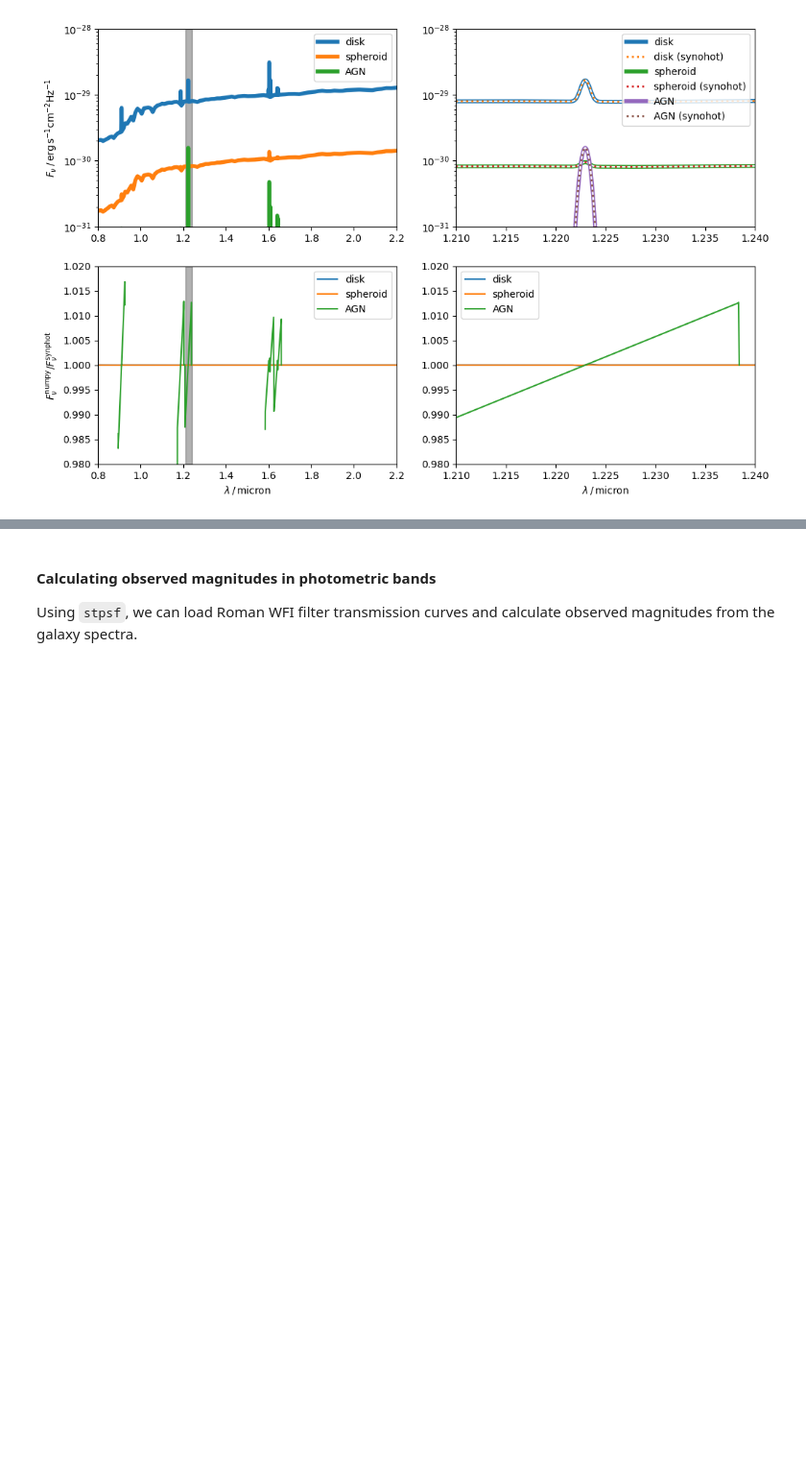
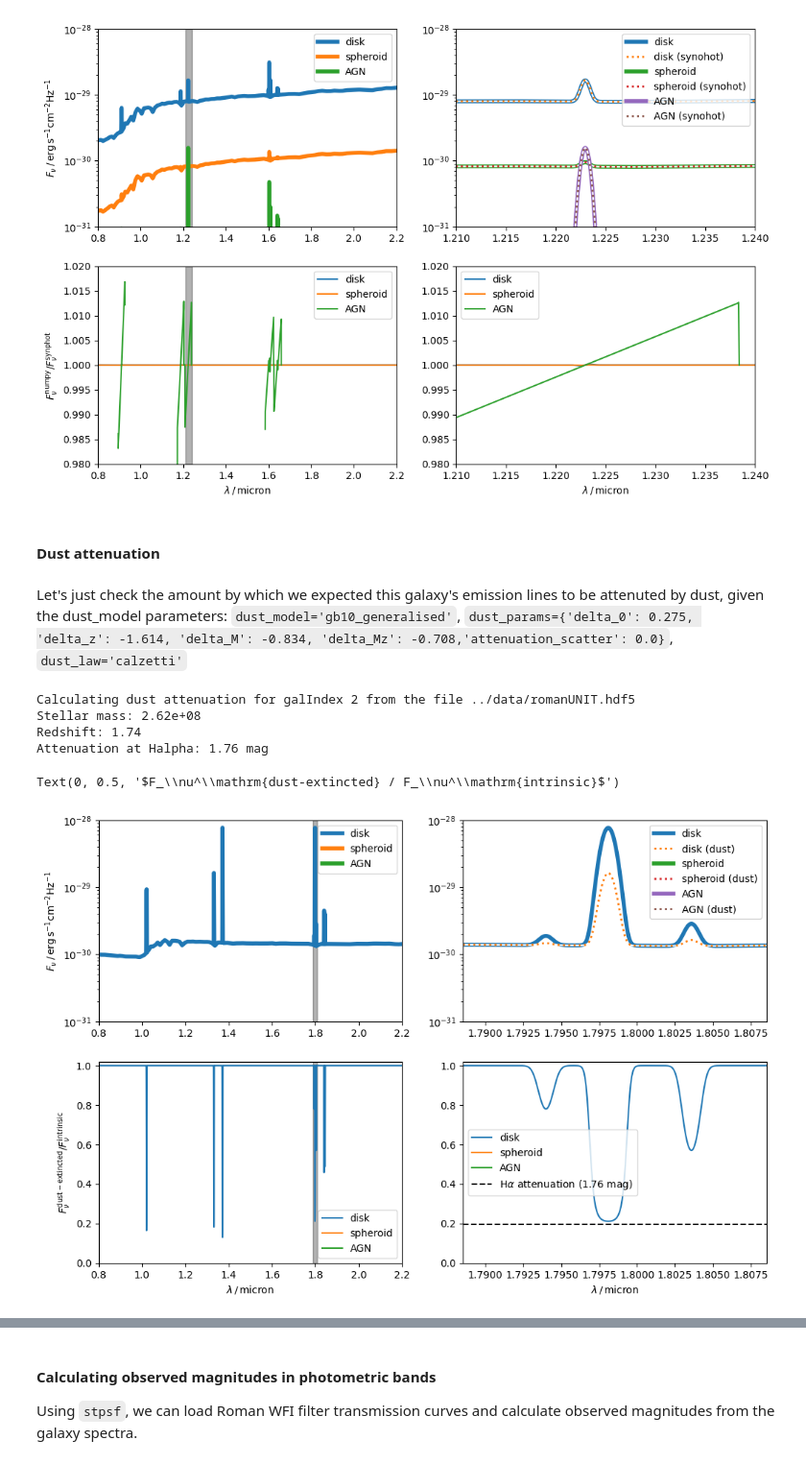
Before and after one commit to roman-grs-pit/galacticus_sed_calculator, a Jupyter notebook: examples/exampleUsage.ipynb, the cells around one changed output, grey strips where cells are left out. Shown at 96% size. Cells and saved outputs as stored; diff of their text form; code cells hidden in the pictures; blank space fills up the shorter version.

Commit message:
feat: show examples with dust attenuation (with scatter)

```diff
--- a/examples/exampleUsage.ipynb
+++ b/examples/exampleUsage.ipynb
@@ -214,3 +224,5 @@ axs[1,0].set_ylabel(r'$F_\nu^\mathrm{numpy} / F_\nu^\mathrm{synphot}$')
 # %% [output]
 Text(0, 0.5, '$F_\\nu^\\mathrm{numpy} / F_\\nu^\\mathrm{synphot}$')
 [figure]
+# %% [markdown]
+#### Dust attenuation
@@ -216,0 +231,57 @@ Text(0, 0.5, '$F_\\nu^\\mathrm{numpy} / F_\\nu^\\mathrm{synphot}$')
+# %% [markdown]
+Let's just check the amount by which we expected this galaxy's emission lines to be attenuted by dust, given the dust_model parameters: `dust_model='gb10_generalised'`, `dust_params={'delta_0': 0.275, 'delta_z': -1.614, 'delta_M': -0.834, 'delta_Mz': -0.708,'attenuation_scatter': 0.0}`, `dust_law='calzetti'`
+# %%
+galIndex = 2 # let's look at an emission line dominated system
+print("Calculating dust attenuation for galIndex", galIndex, "from the file", fname)
+with h5py.File(fname) as f:
+    Mstar = f['/Lightcone/Output1/nodeData/diskMassStellar'][galIndex] + f['/Lightcone/Output1/nodeData/spheroidMassStellar'][galIndex]
+    z = f['/Lightcone/Output1/nodeData/lightconeRedshiftCosmological'][galIndex]
+print(f"Stellar mass: {Mstar:.2e}")
+print(f"Redshift: {z:.2f}")
+dust_params={'delta_0': 0.275, 'delta_z': -1.614, 'delta_M': -0.834, 'delta_Mz': -0.708,'attenuation_scatter': 0.0}
+A_Halpha = dust_attenuation_gb10_generalised(Mstar=Mstar, z=z, **dust_params)
+print(f"Attenuation at Halpha: {A_Halpha:.2f} mag")
+# %% [output]
+Calculating dust attenuation for galIndex 2 from the file ../data/romanUNIT.hdf5
+Stellar mass: 2.62e+08
+Redshift: 1.74
+Attenuation at Halpha: 1.76 mag
+# %%
+fig, axs = plt.subplots(nrows=2,ncols=2, figsize=(12, 8))
+plotWavelengths = np.linspace(0.8,2.2,int(2e4))*u.micron
+
+lambda_Halpha = 0.6563 * (1+z)
+xlimZoom = [lambda_Halpha-0.01, lambda_Halpha+0.01]
+
+for component in ['disk', 'spheroid', 'AGN']:
+    # no dust
+    component_flux = sedCalc.evaluate_component_spectrum(fname, galIndex, component=component, obs_wavelengths=plotWavelengths)
+    # with dust attenuation
+    component_flux_dust = sedCalc.evaluate_component_spectrum(fname, galIndex, component=component, obs_wavelengths=plotWavelengths,
+                 dust_model='gb10_generalised', dust_params=dust_params, dust_law='calzetti')
+    for ax in axs[0]:
+        ax.plot(plotWavelengths, component_flux(plotWavelengths, flux_unit='FNU'), lw=4, label=component)
+    #ax.plot(wav.to_value('micron'), fnu.to_value('erg / (s cm^2 Hz)'), ls='--', lw=2)
+    for ax in axs[1]:
+        ax.plot(plotWavelengths, component_flux_dust(plotWavelengths, flux_unit='FNU')/component_flux(plotWavelengths, flux_unit='FNU'), label=component)
+    axs[0,1].plot(plotWavelengths, component_flux_dust(plotWavelengths, flux_unit='FNU'), ls='-', lw=1.5, c='w')
+    axs[0,1].plot(plotWavelengths, component_flux_dust(plotWavelengths, flux_unit='FNU'), ls=':', lw=2, label=f"{component} (dust)")
+axs[0,0].set_ylabel(r'$F_\nu \, / \, \mathrm{erg \, s^{-1} cm^{-2} Hz^{-1}}$')
+axs[1,1].axhline(10**(-0.4*A_Halpha), ls='--', c='k', label=fr"H$\alpha$ attenuation ({A_Halpha:.2f} mag)")
+for ax in axs[:,0]:
+    ax.legend()
+    ax.set_xlim(0.8,2.2)
+    ax.axvspan(*xlimZoom, color='k', alpha=0.3)
+for ax in axs[:,1]:
+    ax.legend()
+    ax.set_xlim(xlimZoom)
+for ax in axs[1]:
+    ax.set_xlabel(r'$\lambda \, / \,$micron')
+    ax.set_ylim(0.0,1.02)
+for ax in axs[0]:
+    ax.set_yscale('log')
+    ax.set_ylim(1e-31,1e-28)
+axs[1,0].set_ylabel(r'$F_\nu^\mathrm{dust-extincted} / F_\nu^\mathrm{intrinsic}$')
+# %% [output]
+Text(0, 0.5, '$F_\\nu^\\mathrm{dust-extincted} / F_\\nu^\\mathrm{intrinsic}$')
+[figure, added]
```
Also changed, not shown: parts of 6 cells of this notebook.
